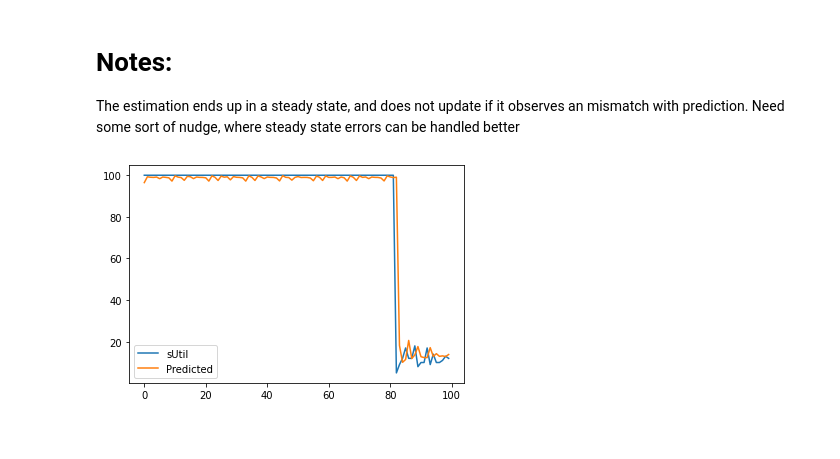
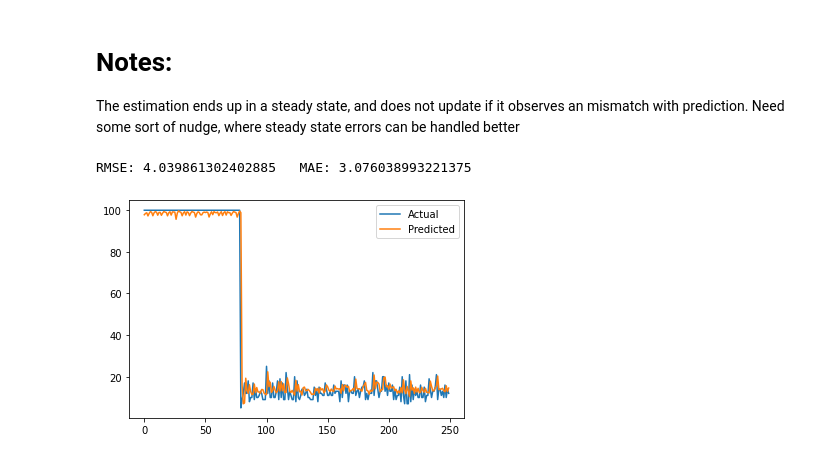
Before and after one commit to dipayan2/ARMAModel, a Jupyter notebook: ModularCode.ipynb, the cells around one changed output. Drawn from its saved outputs; the diff is of its cells as text; code cells hidden in the pictures.

```diff
--- a/ModularCode.ipynb
+++ b/ModularCode.ipynb
@@ -19,6 +19,9 @@ from statsmodels.graphics.tsaplots import plot_pacf, plot_acf
 import skfda
 from skfda.ml.clustering import FuzzyCMeans, KMeans
 class OSLFuzzyCluster:
+    '''
+    Class for fuzzy clustering
+    '''
     def __init__(self,data,n_cluster=3,init_cluster=None,fuzzifier=2):
         self.data = data
         self.nclust = n_cluster
@@ -30,6 +33,10 @@ class OSLFuzzyCluster:
         self.probCond = None
 
     def getFDataGrid(self, inp):
+        '''
+        This function provides data transformation for the fuzzyCMeans package.
+        We provide a multi-dimensional list and transform to a FDataGrid datatype
+        '''
         inp = np.array(inp)
         n_dim = inp.ndim
         if n_dim == 1:
@@ -51,11 +58,19 @@ class OSLFuzzyCluster:
             return None
 
     def update_data(self,data):
+        '''
+        This function allows to add more data to the object for future clustering
+        '''
         self.data = np.append(self.data,np.array(data))
         return
 
 
     def fit(self):
+        '''
+        fit() function does two function:
+        1. Create a clustering model, which can provide the cluster probability of a data point
+        2. Provides predicted cluster probability of the trained data
+        '''
         self.fData = self.getFDataGrid(self.data)
         if self.fData == None:
             print("No data to cluster")
@@ -66,13 +81,22 @@ class OSLFuzzyCluster:
         return self.model,self.predictClus
 
     def predict_clust(self,data):
+        '''
+        User function to get the cluster probability of a given data point
+        '''
         fd = self.getFDataGrid(data)
         return self.model.predict_proba(fd)
 
     def get_center(self):
+        '''
+        Allows us to get the cluster centers
+        '''
         return self.model.cluster_centers_.data_matrix
 
     def get_CondProb(self):
+        '''
+        Provides the transitional probability among different clusters for the trained data
+        '''
         prob_count = self.predictClus
         n_cluster = self.nclust
 
@@ -300,14 +346,21 @@ def getNewDataFrame(fileName):
 #     myDf['cpuF'] = myDf['cpufreq']*100/1000000
     return myDf
 
-def getDataMatrix(dx,dy=None):
+def getDataMatrix(dx,dy=None): # dy should be multi-dimensional
     data_matrix=[]
     if dy is None:
         for v in dx:
             data_matrix.append([round(v,2),round(v,2)])
     else:
-        for v in zip(dx,dy):
-            data_matrix.append([round(v[0],2),round(v[1],2)])
+        n_xog = len(dy)
+        n_len = len(dx)
+        for i in range(n_len):
+            v = []
+            v.append(round(dx[i],2))
+            for j in range(n_xog):
+                v.append(round(dy[j][i],2))
+#         for v in zip(dx,dy):
+            data_matrix.append(v)
     return data_matrix
 # %%
 # Latest Code
@@ -392,6 +470,7 @@ def main(TEST_START=7500,STEP=50,N_CLUST=5,TRAIN_END=6001,ARP=4):
 # Notes:
 The estimation ends up in a steady state, and does not update if it observes an mismatch with prediction. Need some sort of nudge, where steady state errors can be handled better
 # %%
-main(TRAIN_END=7500,TEST_START=7500,N_CLUST=10,STEP=100,ARP=5)
+main(TRAIN_END=7500,TEST_START=7500,N_CLUST=15,STEP=250,ARP=5)
 # %% [output]
+RMSE: 4.039861302402885   MAE: 3.076038993221375
-[figure, old version]
+[figure, new version]
```
Also changed, not shown: parts of 8 cells of this notebook, 1 other file.
